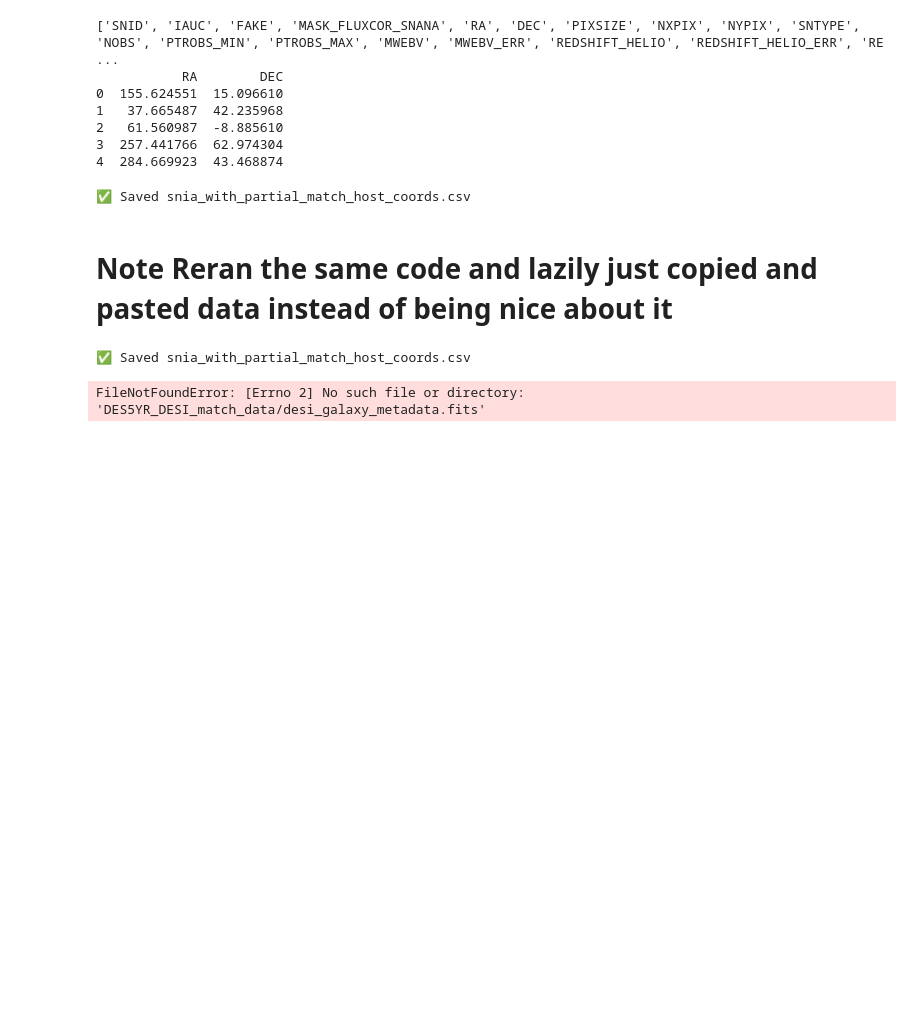
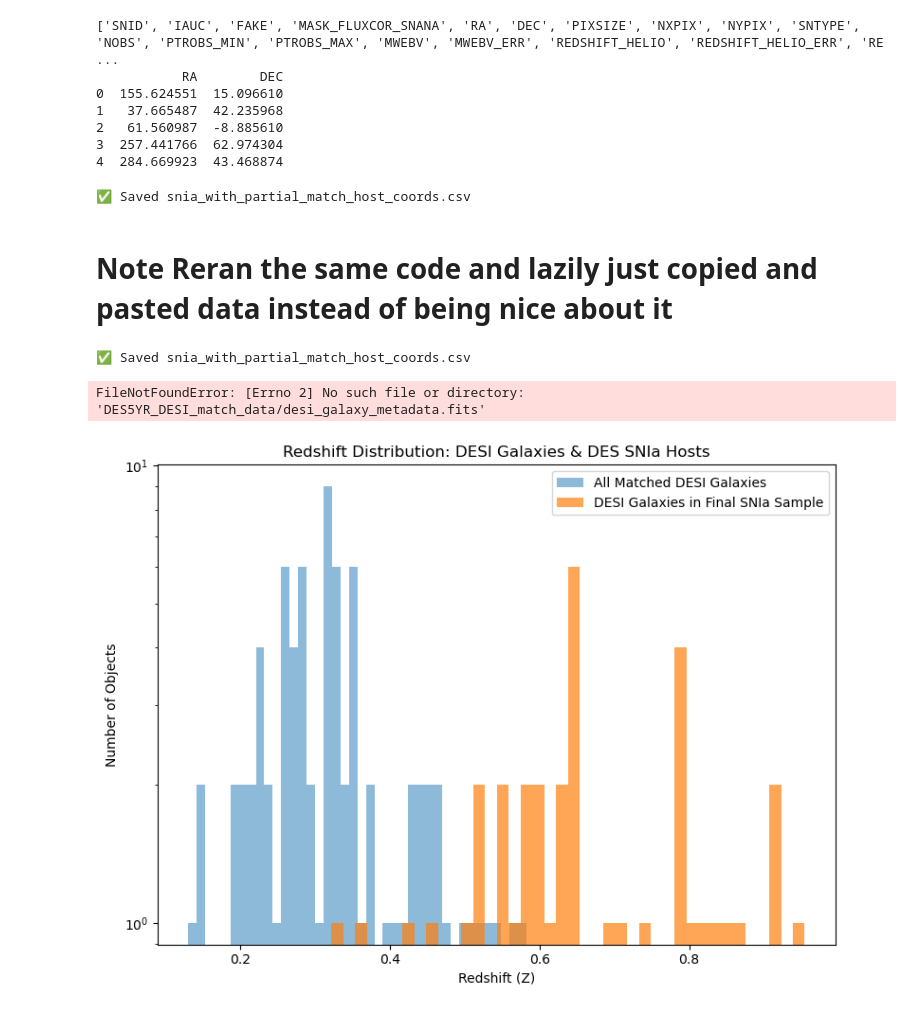
Before and after one commit to chernya4/first_paper, a Jupyter notebook: DES5YR_DESI_deliverable.ipynb, the cells around one changed output. Saved outputs shown, nothing was run; the diff lists cells and outputs as text; code cells hidden in the pictures; blank space fills up the shorter version.

```diff
--- a/DES5YR_DESI_deliverable.ipynb
+++ b/DES5YR_DESI_deliverable.ipynb
@@ -721,3 +721,30 @@ plt.tight_layout()
 plt.show()
 # %% [output]
 FileNotFoundError: [Errno 2] No such file or directory: 'DES5YR_DESI_match_data/desi_galaxy_metadata.fits'
+# %%
+import pandas as pd
+import matplotlib.pyplot as plt
+
+# Load the data
+all_data = pd.read_csv("DES5YR_DESI_match_data/desi_matched_sn.csv")
+dark_data = pd.read_csv("DES5YR_DESI_match_data/desi_matched_sn_dark.csv")
+
+# Set up the plot
+plt.figure(figsize=(8, 6))
+
+# Histogram of all DESI galaxies matched to SN
+plt.hist(all_data["zHEL"], bins=40, alpha=0.5, label="All Matched DESI Galaxies")
+
+# Histogram of those that made it into the 'dark' sample
+plt.hist(dark_data["zHEL"], bins=40, alpha=0.7, label="DESI Galaxies in Final SNIa Sample")
+
+# Labels and styling
+plt.title("Redshift Distribution: DESI Galaxies & DES SNIa Hosts")
+plt.xlabel("Redshift (Z)")
+plt.ylabel("Number of Objects")
+plt.yscale("log")
+plt.legend(loc="upper right")
+plt.tight_layout()
+plt.show()
+# %% [output]
+[figure, added]
```
Also changed, not shown: 1 other file.
